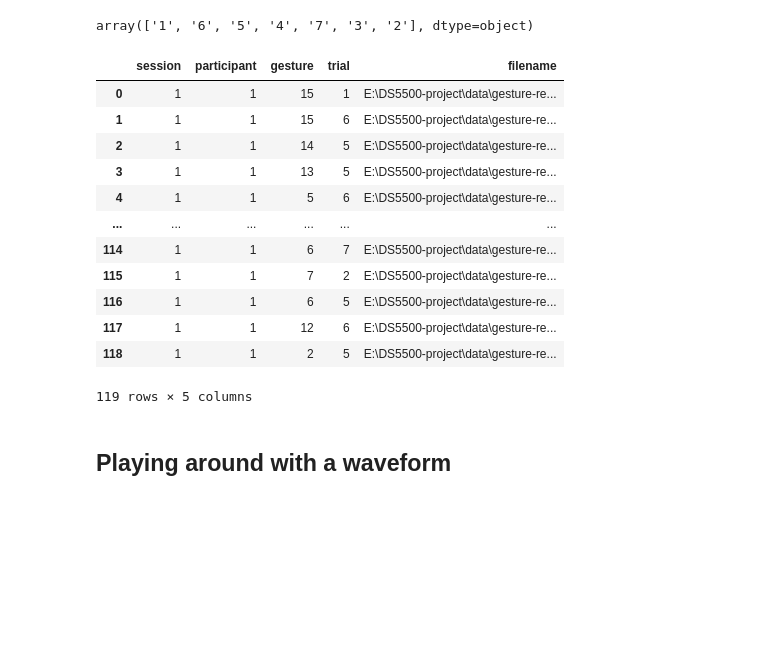
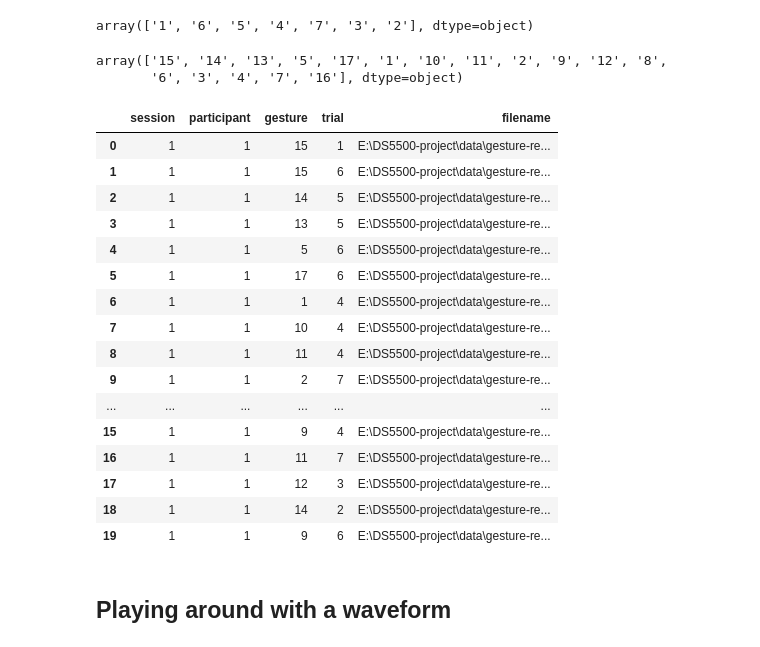
Before and after one commit to tanmaygadgil/DS5500-project, a Jupyter notebook: EDA/Notebook/Initial Playground.ipynb, the cells around one changed output. Saved outputs shown, nothing was run; the diff lists cells and outputs as text; code cells hidden in the pictures; blank space fills up the shorter version.

```diff
--- a/EDA/Notebook/Initial Playground.ipynb
+++ b/EDA/Notebook/Initial Playground.ipynb
@@ -103,21 +103,30 @@ sampled_names['trial'].unique()
 # %% [output]
 array(['1', '6', '5', '4', '7', '3', '2'], dtype=object)
 # %%
-sampled_names
+sampled_names['gesture'].unique()
 # %% [output]
-|  | session | participant | gesture | trial | filename |
-| 0 | 1 | 1 | 15 | 1 | E:\DS5500-project\data\gesture-re... |
-| 1 | 1 | 1 | 15 | 6 | E:\DS5500-project\data\gesture-re... |
-| 2 | 1 | 1 | 14 | 5 | E:\DS5500-project\data\gesture-re... |
-| 3 | 1 | 1 | 13 | 5 | E:\DS5500-project\data\gesture-re... |
-| 4 | 1 | 1 | 5 | 6 | E:\DS5500-project\data\gesture-re... |
-| ... | ... | ... | ... | ... | ... |
-| 114 | 1 | 1 | 6 | 7 | E:\DS5500-project\data\gesture-re... |
-| 115 | 1 | 1 | 7 | 2 | E:\DS5500-project\data\gesture-re... |
-| 116 | 1 | 1 | 6 | 5 | E:\DS5500-project\data\gesture-re... |
-| 117 | 1 | 1 | 12 | 6 | E:\DS5500-project\data\gesture-re... |
-| 118 | 1 | 1 | 2 | 5 | E:\DS5500-project\data\gesture-re... |
-119 rows × 5 columns
+array(['15', '14', '13', '5', '17', '1', '10', '11', '2', '9', '12', '8',
+       '6', '3', '4', '7', '16'], dtype=object)
+# %%
+sampled_names.head(20)
+# %% [output]
+|  | session | participant | gesture | trial | filename |
+| 0 | 1 | 1 | 15 | 1 | E:\DS5500-project\data\gesture-re... |
+| 1 | 1 | 1 | 15 | 6 | E:\DS5500-project\data\gesture-re... |
+| 2 | 1 | 1 | 14 | 5 | E:\DS5500-project\data\gesture-re... |
+| 3 | 1 | 1 | 13 | 5 | E:\DS5500-project\data\gesture-re... |
+| 4 | 1 | 1 | 5 | 6 | E:\DS5500-project\data\gesture-re... |
+| 5 | 1 | 1 | 17 | 6 | E:\DS5500-project\data\gesture-re... |
+| 6 | 1 | 1 | 1 | 4 | E:\DS5500-project\data\gesture-re... |
+| 7 | 1 | 1 | 10 | 4 | E:\DS5500-project\data\gesture-re... |
+| 8 | 1 | 1 | 11 | 4 | E:\DS5500-project\data\gesture-re... |
+| 9 | 1 | 1 | 2 | 7 | E:\DS5500-project\data\gesture-re... |
+| ... | ... | ... | ... | ... | ... |
+| 15 | 1 | 1 | 9 | 4 | E:\DS5500-project\data\gesture-re... |
+| 16 | 1 | 1 | 11 | 7 | E:\DS5500-project\data\gesture-re... |
+| 17 | 1 | 1 | 12 | 3 | E:\DS5500-project\data\gesture-re... |
+| 18 | 1 | 1 | 14 | 2 | E:\DS5500-project\data\gesture-re... |
+| 19 | 1 | 1 | 9 | 6 | E:\DS5500-project\data\gesture-re... |
 # %% [markdown]
 ## Playing around with a waveform
 # %%
```
Also changed, not shown: parts of 10 cells of this notebook, 3 other files.
